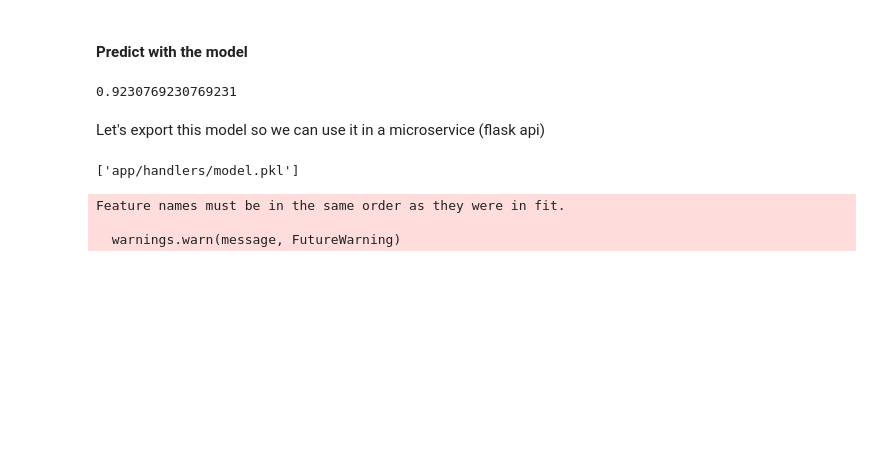
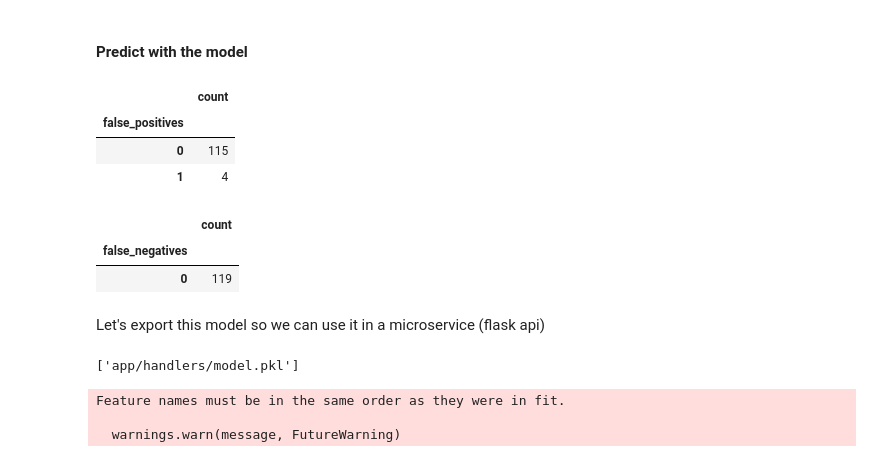
Before and after one commit to CMU-313/fall-22-hw4-4bees, a Jupyter notebook: model_build.ipynb, the cells around one changed output. Drawn from its saved outputs; the diff is of its cells as text; code cells hidden in the pictures; blank space fills up the shorter version.

```diff
--- a/model_build.ipynb
+++ b/model_build.ipynb
@@ -108,9 +162,34 @@ clf.score(x_test, y_test)
 #### Predict with the model
 # %%
 pred = clf.predict(x_test)
-sklearn.metrics.f1_score(y_test, pred, average='binary')
+# sklearn.metrics.f1_score(y_test, pred, average='binary')
-# %% [output]
-0.9230769230769231
+# %%
+# pred = 1 and != y_test, 1 := it's false positive
+positives = pred
+false_positives = np.where(pred ==1, (np.where(pred != y_test, 1, 0)), 0)
+# pred = 0 and != y_test
+negatives = np.where(pred ==1, 0, 1)
+false_negatives = np.where(pred ==0, (np.where(pred != y_test, 1, 0)), 0)
+
+testdf = pd.DataFrame()
+testdf['count'] = pred
+# testdf['false_positives'] = false_positives
+testdf['false_negatives'] = false_negatives
+# %%
+# show distribution in false positives
+testdf.groupby(['false_positives']).count()
+# %% [output]
+|  | count |
+| false_positives |  |
+| 0 | 115 |
+| 1 | 4 |
+# %%
+# show distribution in false negatives
+testdf.groupby(['false_negatives']).count()
+# %% [output]
+|  | count |
+| false_negatives |  |
+| 0 | 119 |
 # %% [markdown]
 Let's export this model so we can use it in a microservice (flask api)
 # %%
```
Also changed, not shown: parts of 6 cells of this notebook.
